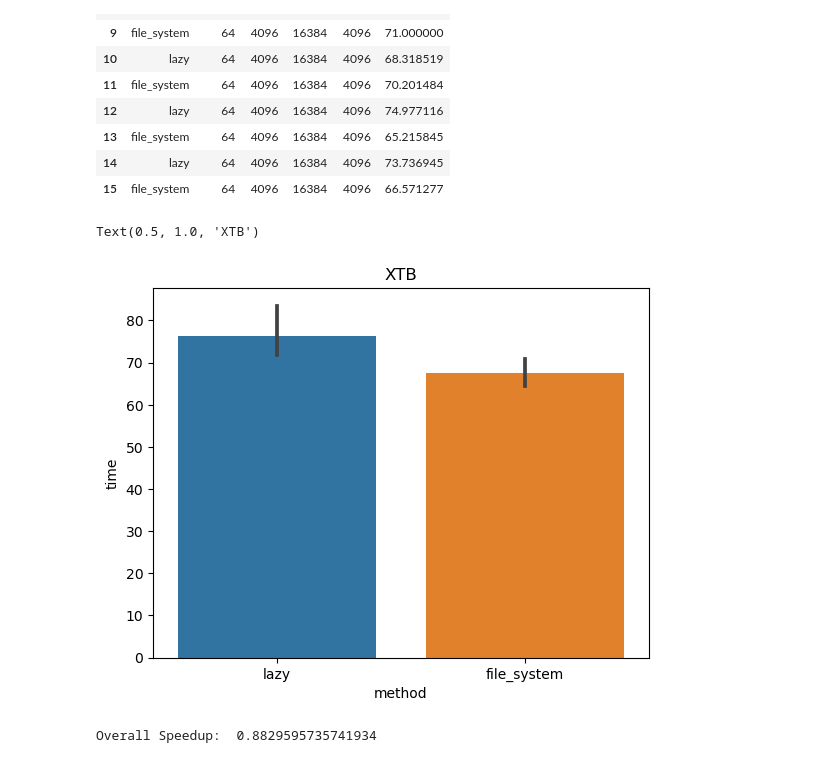
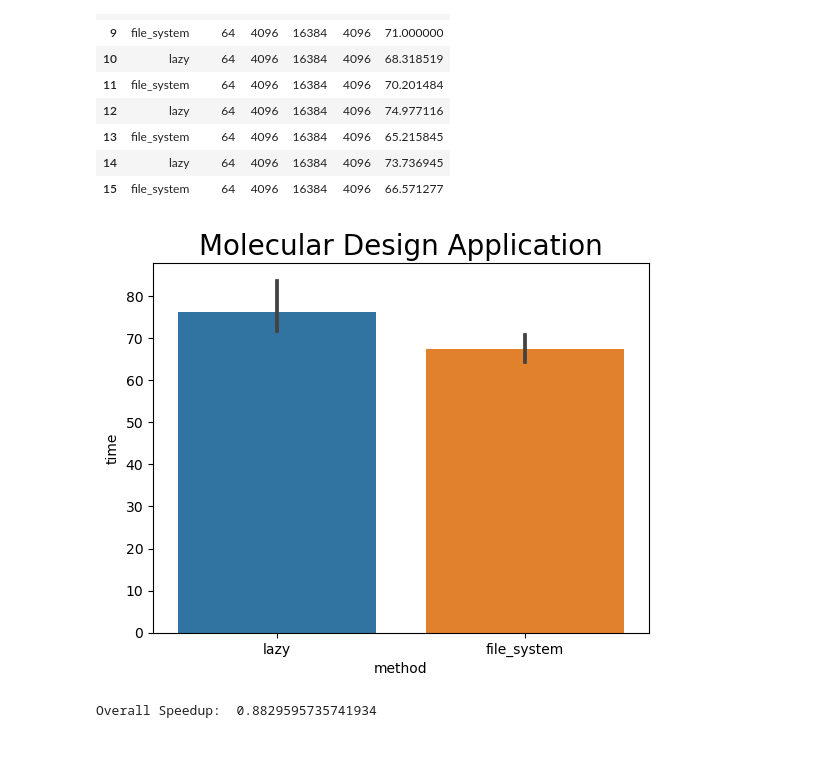
Before and after one commit to AK2000/proxy-imports, a Jupyter notebook: Plot Results (Perlmutter).ipynb, the cells around one changed output. Saved outputs shown, nothing was run; the diff lists cells and outputs as text; code cells hidden in the pictures.

```diff
--- a/Plot Results (Perlmutter).ipynb
+++ b/Plot Results (Perlmutter).ipynb
@@ -146,6 +169,7 @@ plt.title(f"Simulated Package", fontsize=20)
 plt.xlabel(f"Package Size (in thousands of files)", fontsize=16)
 plt.ylabel(f"Time", fontsize=16)
 f = plt.gcf()
-f.set_figwidth(16)
-f.set_figheight(9)
+f.set_figwidth(8)
+f.set_figheight(4)
+plt.savefig("figs/perlmutter_simulated_package.pdf", bbox_inches="tight")
 # %% [output]
@@ -176,11 +200,12 @@ results
 | 15 | file_system | 64 | 4096 | 16384 | 4096 | 66.571277 |
 # %%
 sns.barplot(data=results, x="method", y="time")
-plt.title(f"XTB")
-# plt.gcf().suptitle(f"{y} for nodes: {nodes}")
+plt.title(f"Molecular Design Application", fontsize=20)
+f.set_figwidth(4)
+f.set_figheight(4)
+plt.savefig("figs/perlmutter_mol_design.pdf", bbox_inches="tight")
 # %% [output]
-Text(0.5, 1.0, 'XTB')
-[figure, old version]
+[figure, new version]
 # %%
 speedup = results[results["method"] == "file_system"]["time"].mean() / results[results["method"] == "lazy"]["time"].mean()
 print("Overall Speedup: ", speedup)
```
Also changed, not shown: parts of 14 cells of this notebook, 1 other file.
